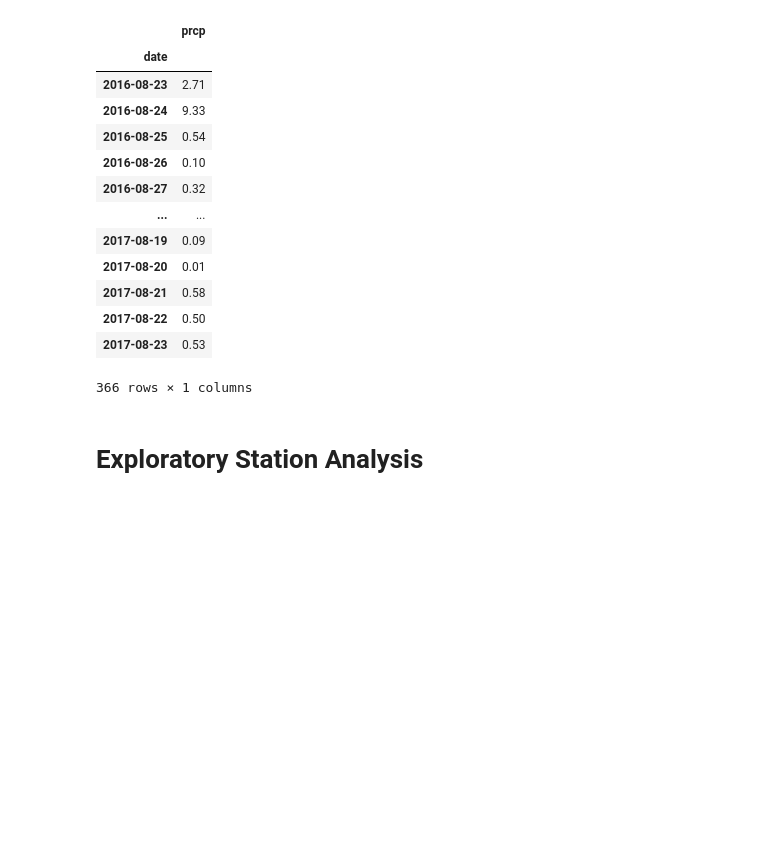
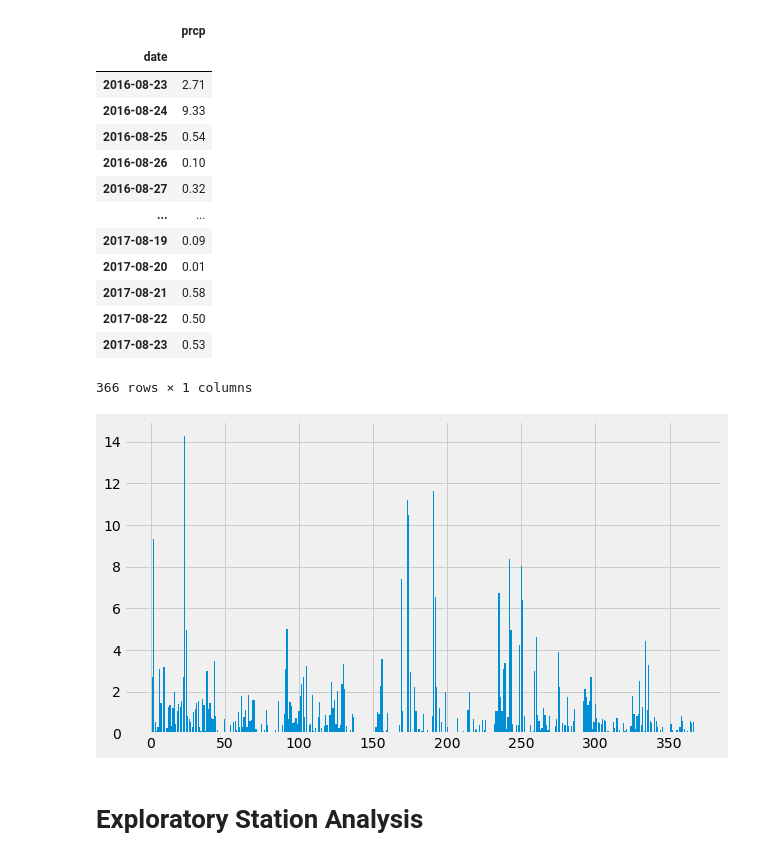
Before and after one commit to swdrich/sqlalchemy-challenge, a Jupyter notebook: climate_starter.ipynb, the cells around one changed output. Cells and saved outputs as stored; diff of their text form; code cells hidden in the pictures; blank space fills up the shorter version.

```diff
--- a/climate_starter.ipynb
+++ b/climate_starter.ipynb
@@ -166,6 +166,15 @@ precip_grouped
 366 rows × 1 columns
 # %%
 # Use Pandas Plotting with Matplotlib to plot the data
+x_axis = np.arange(1, 367, 1)
+y_values = precip_grouped["prcp"]
+
+plt.figure(figsize=(9,5))
+plt.bar(x_axis, y_values)
+plt.tight_layout()
+plt.show()
+# %% [output]
+[figure, added]
 # %%
 # Use Pandas to calcualte the summary statistics for the precipitation data
 # %% [markdown]
```
Also changed, not shown: parts of 7 cells of this notebook.
